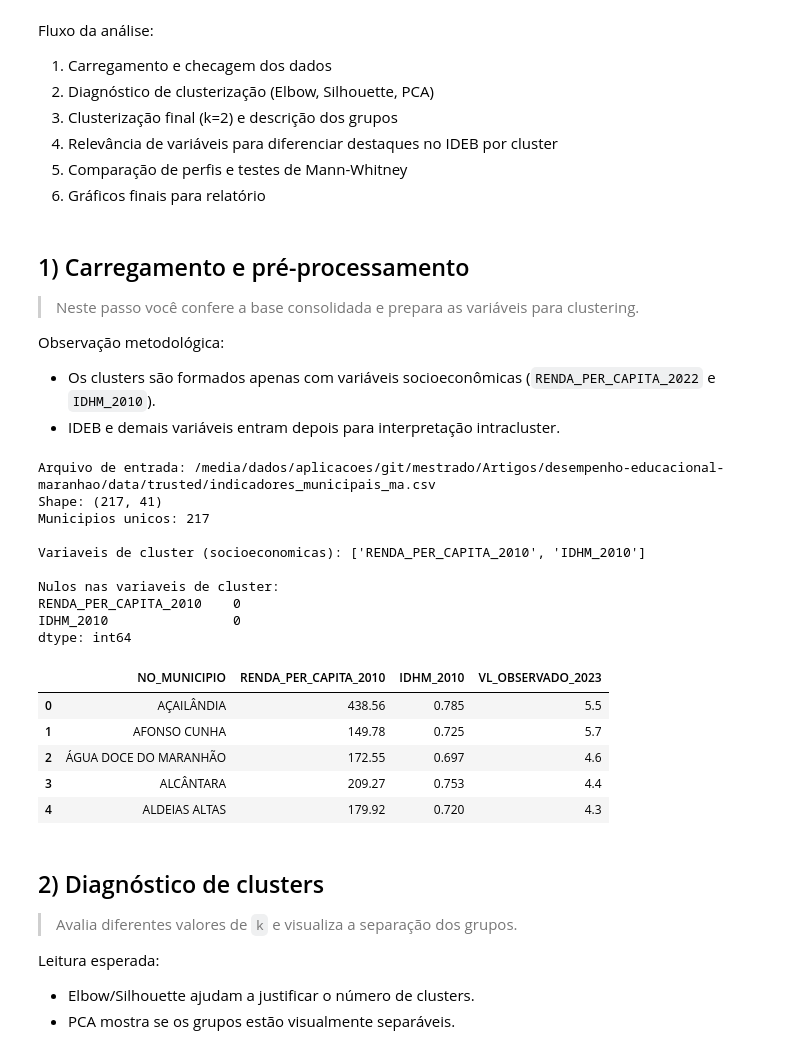
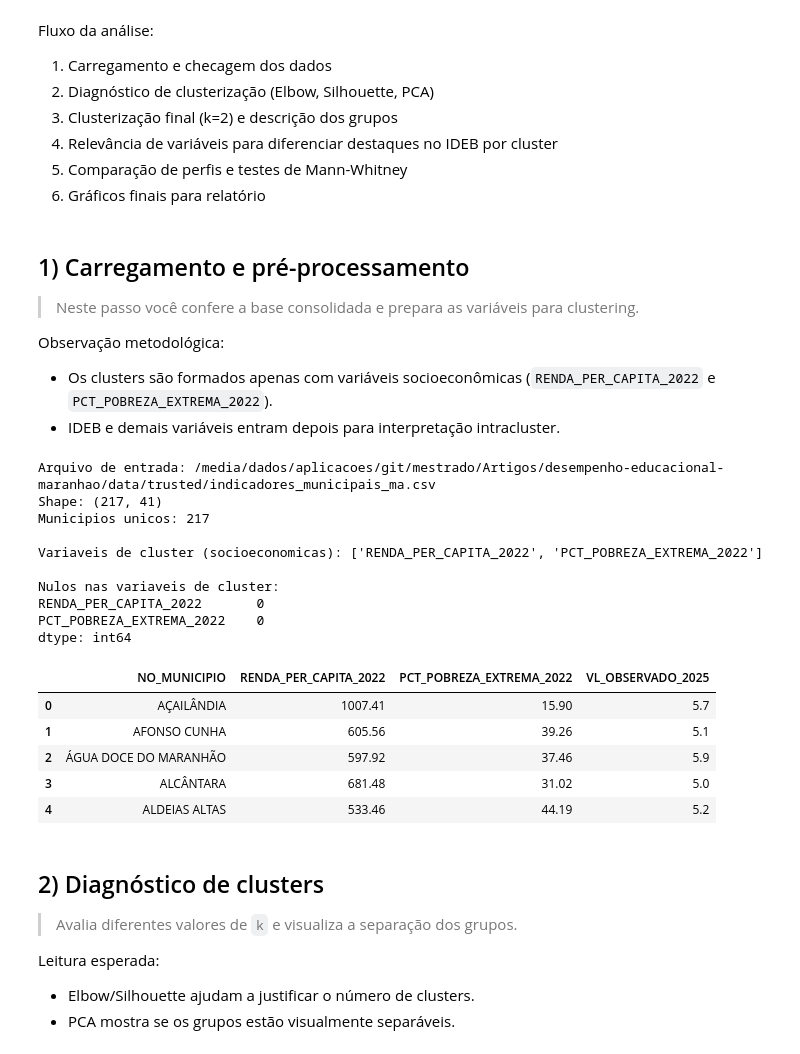
Before and after one commit to darlondjc/desempenho-educacional-maranhao, a Jupyter notebook: src/analytics.ipynb, the cells around one changed output. Saved outputs shown, nothing was run; the diff lists cells and outputs as text; code cells hidden in the pictures.

```diff
--- a/src/analytics.ipynb
+++ b/src/analytics.ipynb
@@ -18,42 +18,42 @@ Fluxo da análise:
 > Neste passo você confere a base consolidada e prepara as variáveis para clustering.
 
 Observação metodológica:
-- Os clusters são formados apenas com variáveis socioeconômicas (`RENDA_PER_CAPITA_2022` e `IDHM_2010`).
+- Os clusters são formados apenas com variáveis socioeconômicas (`RENDA_PER_CAPITA_2022` e `PCT_POBREZA_EXTREMA_2022`).
 - IDEB e demais variáveis entram depois para interpretação intracluster.
 # %%
 import importlib
 import pandas as pd
 import analytics
 
 importlib.reload(analytics)
 
 print('Arquivo de entrada:', analytics.TRUSTED_DIR / 'indicadores_municipais_ma.csv')
 df = analytics.carregar_dados()
 
 print('Shape:', df.shape)
 print('Municipios unicos:', df['NO_MUNICIPIO'].nunique())
 print('\nVariaveis de cluster (socioeconomicas):', analytics.VARS_CLUSTER)
 print('\nNulos nas variaveis de cluster:')
 print(df[analytics.VARS_CLUSTER].isna().sum())
 
-df[['NO_MUNICIPIO', 'RENDA_PER_CAPITA_2022', 'IDHM_2010', 'VL_OBSERVADO_2025']].head()
+df[['NO_MUNICIPIO', 'RENDA_PER_CAPITA_2022', 'PCT_POBREZA_EXTREMA_2022', 'VL_OBSERVADO_2025']].head()
 # %% [output]
 Arquivo de entrada: /media/dados/aplicacoes/git/mestrado/Artigos/desempenho-educacional-maranhao/data/trusted/indicadores_municipais_ma.csv
 Shape: (217, 41)
 Municipios unicos: 217
 
-Variaveis de cluster (socioeconomicas): ['RENDA_PER_CAPITA_2010', 'IDHM_2010']
+Variaveis de cluster (socioeconomicas): ['RENDA_PER_CAPITA_2022', 'PCT_POBREZA_EXTREMA_2022']
 
 Nulos nas variaveis de cluster:
-RENDA_PER_CAPITA_2010    0
-IDHM_2010                0
+RENDA_PER_CAPITA_2022       0
+PCT_POBREZA_EXTREMA_2022    0
 dtype: int64
-|  | NO_MUNICIPIO | RENDA_PER_CAPITA_2010 | IDHM_2010 | VL_OBSERVADO_2023 |
-| 0 | AÇAILÂNDIA | 438.56 | 0.785 | 5.5 |
-| 1 | AFONSO CUNHA | 149.78 | 0.725 | 5.7 |
-| 2 | ÁGUA DOCE DO MARANHÃO | 172.55 | 0.697 | 4.6 |
-| 3 | ALCÂNTARA | 209.27 | 0.753 | 4.4 |
-| 4 | ALDEIAS ALTAS | 179.92 | 0.720 | 4.3 |
+|  | NO_MUNICIPIO | RENDA_PER_CAPITA_2022 | PCT_POBREZA_EXTREMA_2022 | VL_OBSERVADO_2025 |
+| 0 | AÇAILÂNDIA | 1007.41 | 15.90 | 5.7 |
+| 1 | AFONSO CUNHA | 605.56 | 39.26 | 5.1 |
+| 2 | ÁGUA DOCE DO MARANHÃO | 597.92 | 37.46 | 5.9 |
+| 3 | ALCÂNTARA | 681.48 | 31.02 | 5.0 |
+| 4 | ALDEIAS ALTAS | 533.46 | 44.19 | 5.2 |
 # %% [markdown]
 ## 2) Diagnóstico de clusters
 
```
Also changed, not shown: parts of 6 cells of this notebook, 22 other files.
